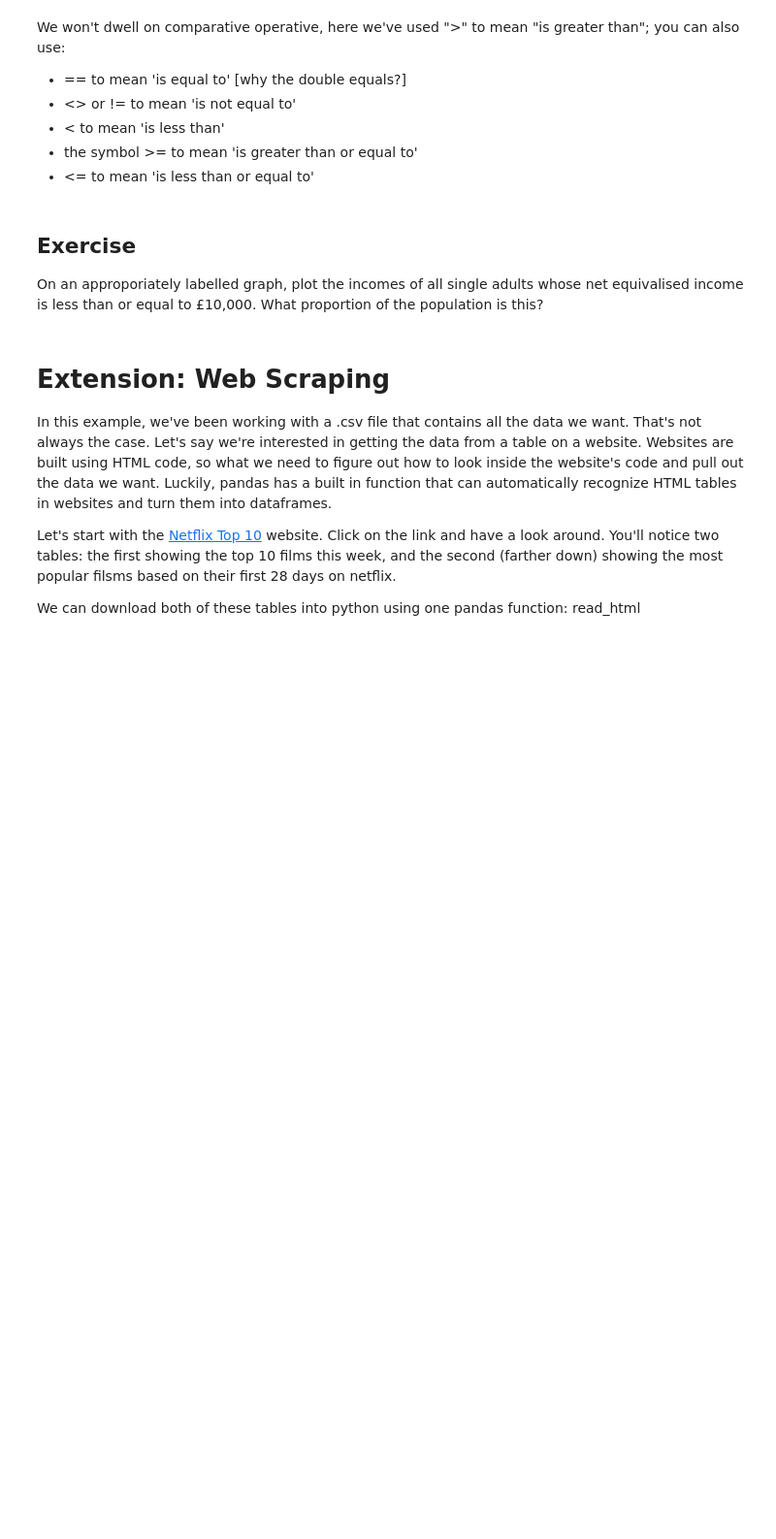
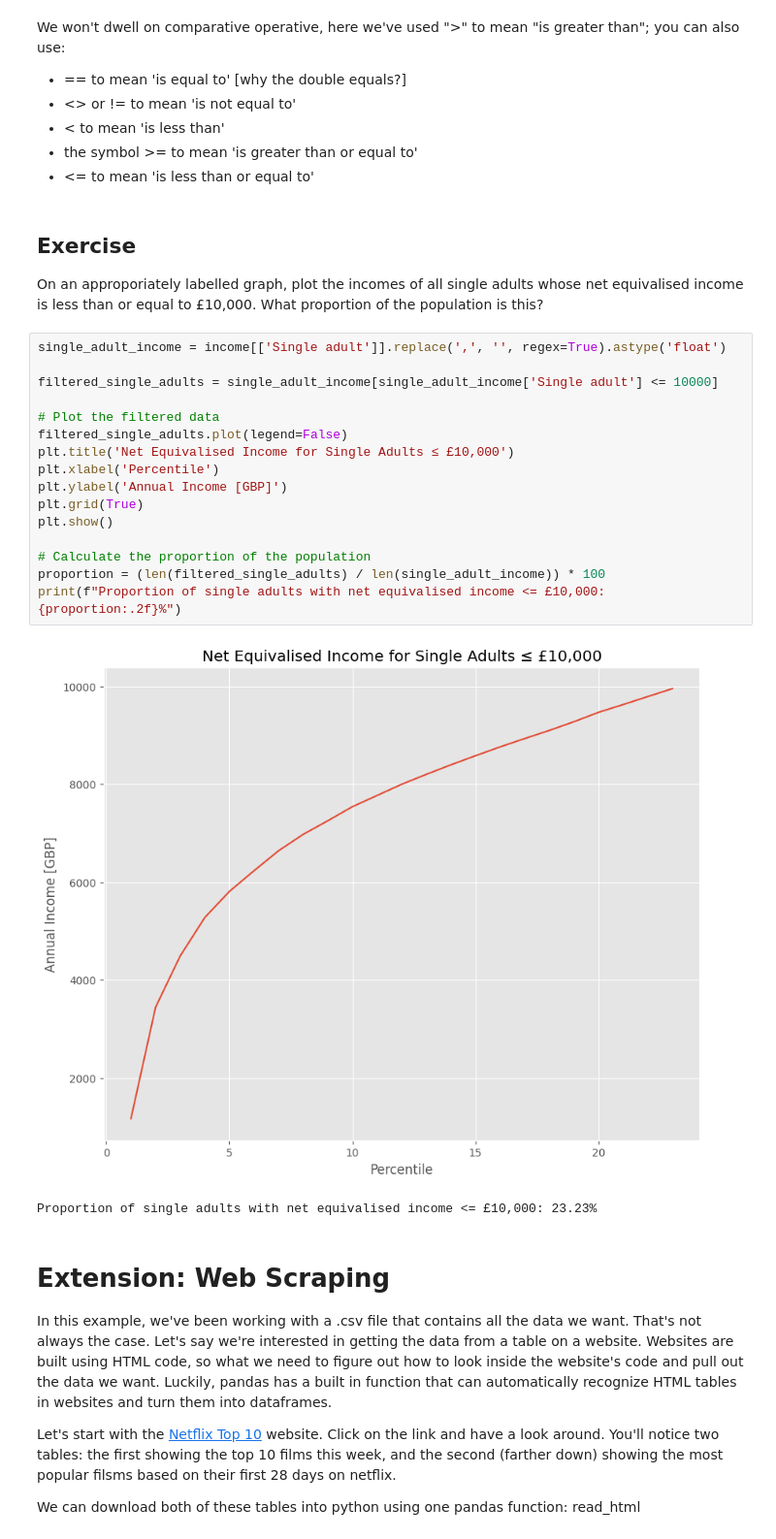
Before and after one commit to shynnnexe/QM2, a Jupyter notebook: OPT2_W2_Working_with_Data_in_Pandas.ipynb, the cells around one changed output. Shown at 97% size. Drawn from its saved outputs; the diff is of its cells as text; blank space fills up the shorter version.

```diff
--- a/OPT2_W2_Working_with_Data_in_Pandas.ipynb
+++ b/OPT2_W2_Working_with_Data_in_Pandas.ipynb
@@ -365,6 +487,25 @@ We won't dwell on comparative operative, here we've used ">" to mean "is greater
 # %% [markdown]
 ## Exercise
 On an approporiately labelled graph, plot the incomes of all single adults whose net equivalised income is less than or equal to £10,000. What proportion of the population is this?
+# %%
+single_adult_income = income[['Single adult']].replace(',', '', regex=True).astype('float')
+
+filtered_single_adults = single_adult_income[single_adult_income['Single adult'] <= 10000]
+
+# Plot the filtered data
+filtered_single_adults.plot(legend=False)
+plt.title('Net Equivalised Income for Single Adults ≤ £10,000')
+plt.xlabel('Percentile')
+plt.ylabel('Annual Income [GBP]')
+plt.grid(True)
+plt.show()
+
+# Calculate the proportion of the population
+proportion = (len(filtered_single_adults) / len(single_adult_income)) * 100
+print(f"Proportion of single adults with net equivalised income <= £10,000: {proportion:.2f}%")
+# %% [output]
+[figure, added]
+Proportion of single adults with net equivalised income <= £10,000: 23.23%
 # %% [markdown]
 # Extension: Web Scraping
 
```
Also changed, not shown: parts of 25 cells of this notebook.
